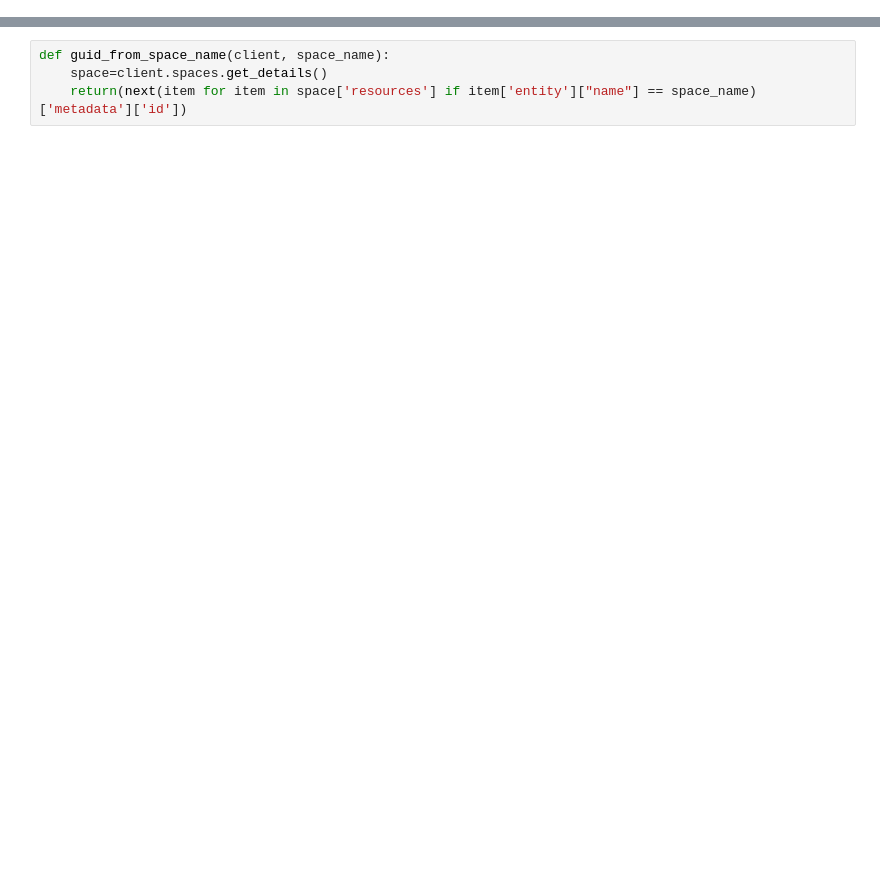
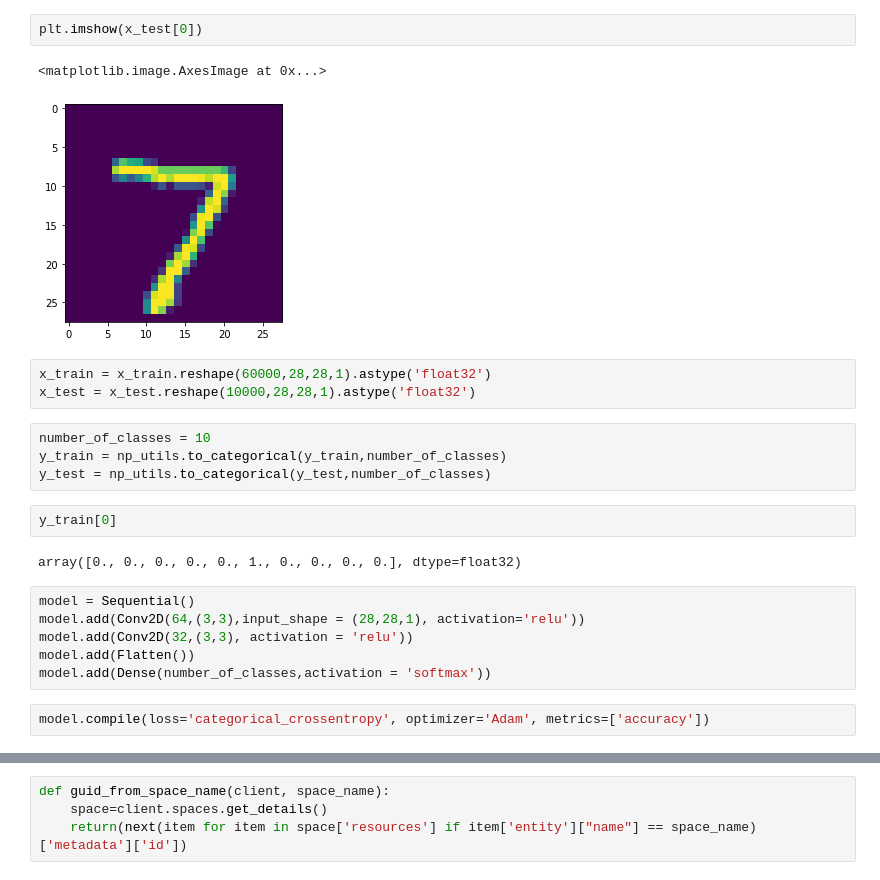
Before and after one commit to IBM-EPBL/IBM-Project-9106-1658980816, a Jupyter notebook: Project files/Project Development Phase/Delivery of Sprint 4/IBM Cloud Deployment/Train and Test IBM Cloud model.ipynb, the cells around one changed output, grey strips where cells are left out. Drawn from its saved outputs; the diff is of its cells as text; blank space fills up the shorter version.

```diff
--- a/Project files/Project Development Phase/Delivery of Sprint 4/IBM Cloud Deployment/Train and Test IBM Cloud model.ipynb
+++ b/Project files/Project Development Phase/Delivery of Sprint 4/IBM Cloud Deployment/Train and Test IBM Cloud model.ipynb
@@ -2,0 +73,24 @@
+# %%
+plt.imshow(x_test[0])
+# %% [output]
+<matplotlib.image.AxesImage at 0x...>
+[figure, added]
+# %%
+x_train = x_train.reshape(60000,28,28,1).astype('float32')
+x_test = x_test.reshape(10000,28,28,1).astype('float32')
+# %%
+number_of_classes = 10
+y_train = np_utils.to_categorical(y_train,number_of_classes)
+y_test = np_utils.to_categorical(y_test,number_of_classes)
+# %%
+y_train[0]
+# %% [output]
+array([0., 0., 0., 0., 0., 1., 0., 0., 0., 0.], dtype=float32)
+# %%
+model = Sequential()
+model.add(Conv2D(64,(3,3),input_shape = (28,28,1), activation='relu'))
+model.add(Conv2D(32,(3,3), activation = 'relu'))
+model.add(Flatten())
+model.add(Dense(number_of_classes,activation = 'softmax'))
+# %%
+model.compile(loss='categorical_crossentropy', optimizer='Adam', metrics=['accuracy'])
```
Also changed, not shown: parts of 22 cells of this notebook.
